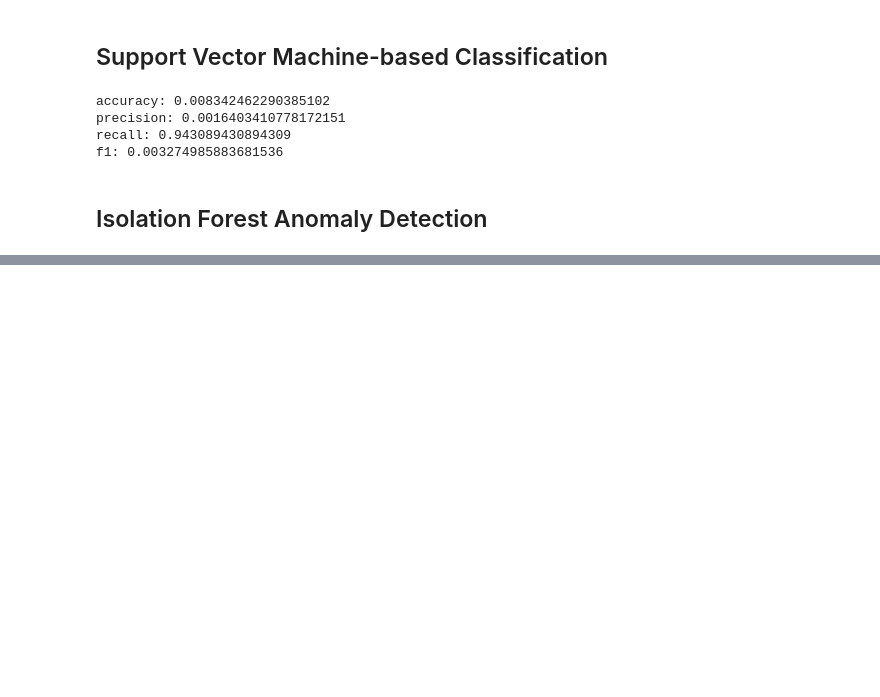
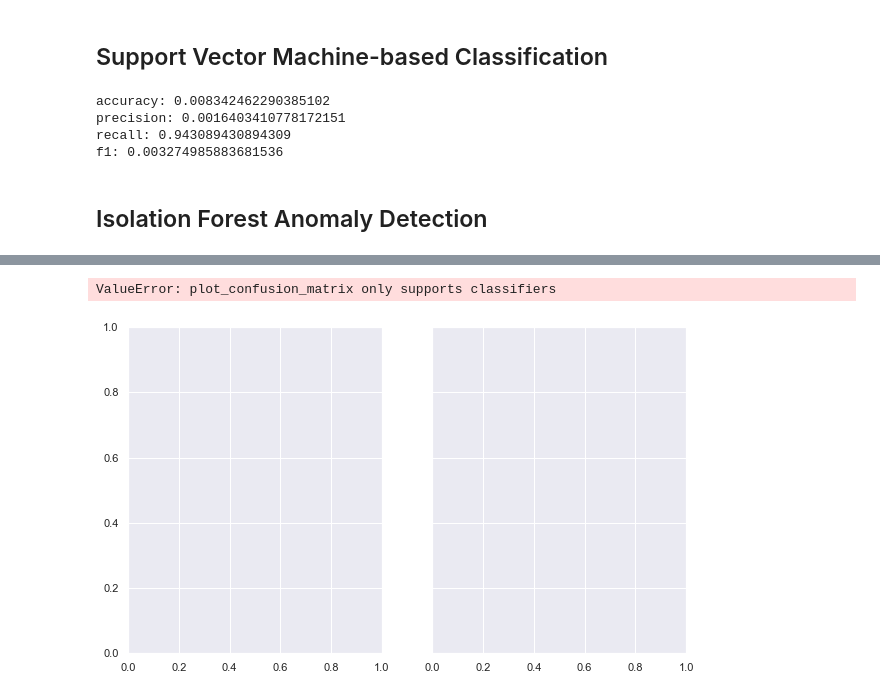
Before and after one commit to Lionslicer-Coding/mod3project, a Jupyter notebook: index.ipynb, the cells around one changed output, grey strips where cells are left out. Saved outputs shown, nothing was run; the diff lists cells and outputs as text; code cells hidden in the pictures; blank space fills up the shorter version.

```diff
--- a/index.ipynb
+++ b/index.ipynb
@@ -281,10 +276,10 @@ f1: 0.003274985883681536
 # %% [markdown]
 ## Isolation Forest Anomaly Detection
 # %%
-cc_isof = IsolationForest(max_samples=len(cc_df_x),
+cc_isof = IsolationForest(max_samples=len(x_train),
                           contamination=outlier_fraction,
                           random_state=state,
-                          behaviour = 'new', n_jobs = -1)
+                          n_jobs = -1)
 # %%
 cc_isof.fit(x_train)
 scores_predictions = cc_isof.decision_function(x_train)
@@ -307,0 +300,5 @@ array([0, 0, 0, ..., 0, 0, 0])
+# %%
+plot_conf_matrix(cc_isof, x_train, y_train, x_test, y_test, class_names)
+# %% [output]
+ValueError: plot_confusion_matrix only supports classifiers
+[figure, added]
```
Also changed, not shown: parts of 9 cells of this notebook.
